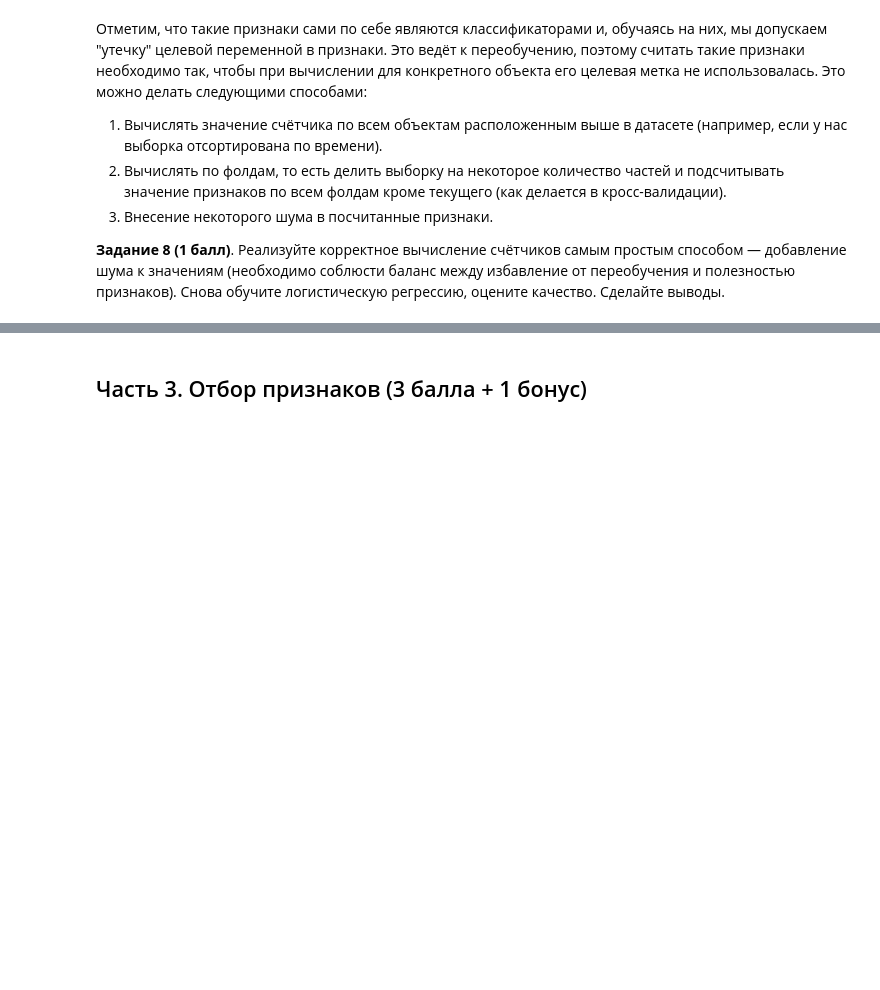
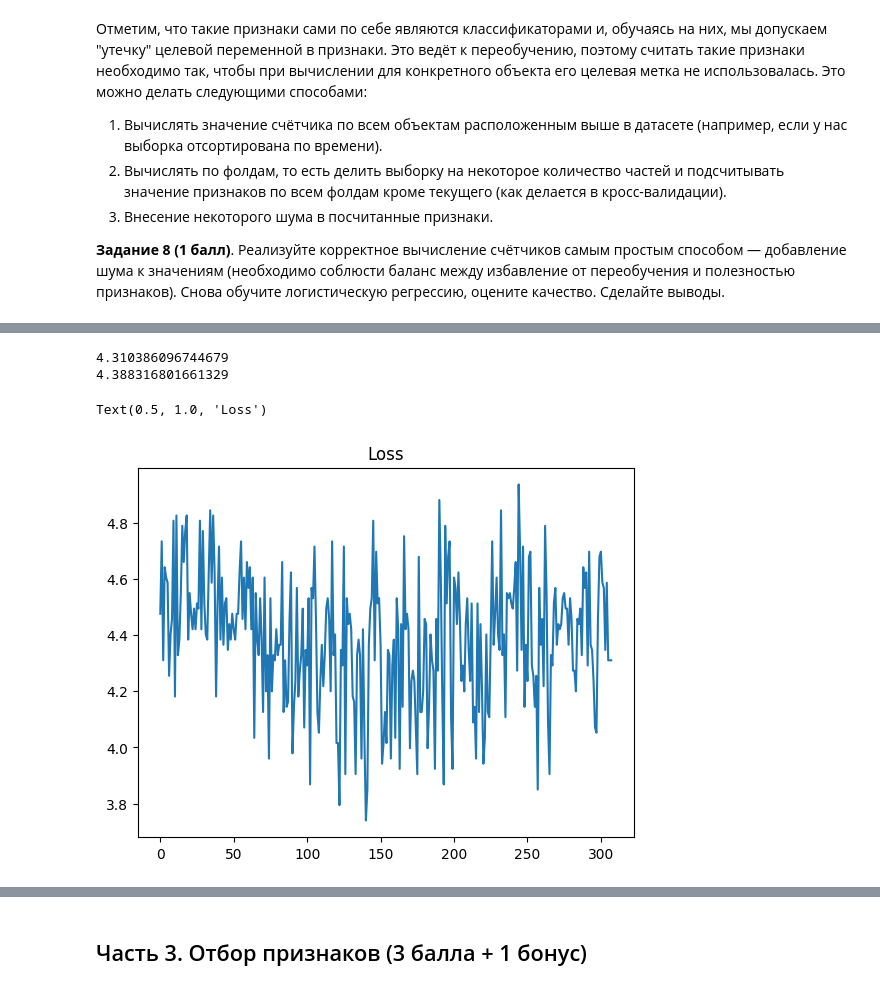
Before and after one commit to dsbulgakovv/ml_study_hws, a Jupyter notebook: HW2/HW2_Logistic_regression_Bulgakov_Dmitry.ipynb, the cells around one changed output, grey strips where cells are left out. Drawn from its saved outputs; the diff is of its cells as text; code cells hidden in the pictures; blank space fills up the shorter version.

```diff
--- a/HW2/HW2_Logistic_regression_Bulgakov_Dmitry.ipynb
+++ b/HW2/HW2_Logistic_regression_Bulgakov_Dmitry.ipynb
@@ -505,6 +505,7 @@ __Задание 7 (1.5 балла).__ Закодируйте категориа
 # tests
 test_df = pd.DataFrame({'cat': [1, 2, 1, 2, 2, 3, 3, 1, 1, 1]})
 y_for_test = np.array([1, 0, 0, 0, 1, 1, 1, 0, 1, 1])
+total = len(test_df)
 # %%
 df_y = pd.DataFrame(y_for_test)
 df_y.columns = ['target']
@@ -608,19 +612,30 @@ ROC-AUC: 0.5210916383037195
 __Задание 8 (1 балл)__. Реализуйте корректное вычисление счётчиков самым простым способом — добавление шума к значениям (необходимо соблюсти баланс между избавление от переобучения и полезностью признаков). Снова обучите логистическую регрессию, оцените качество. Сделайте выводы.
 # %%
 ### ╰( ͡° ͜ʖ ͡° )つ──☆*:・ﾟ
-### ╰( ͡° ͜ʖ ͡° )つ──☆*:・ﾟ
-def target_encoder_noise(X: pd.DataFrame, y: np.array, cols: list, noise: int):
+def target_encoder_noise(X: pd.DataFrame, y: np.array, cols: list, noise_std=0.1):
     X.reset_index(drop=True, inplace=True)
     df_y = pd.DataFrame(y)
     df_y.columns = ['target']
     full_df = X.join(df_y)
-    noise =
+    shape = full_df.shape
     for col in cols:
+        noise = np.random.normal(0,noise_std, shape[0])
+        df_noise = pd.DataFrame(noise)
+        df_noise.columns = ['noise']
         encode_table = full_df.groupby(col).sum('target').reset_index()
         new_col = col+'encoder'
         encode_table[new_col] = encode_table['target'].apply(lambda x: x / total)
         encode_table = encode_table[[col, new_col]]
-        full_df = full_df.merge(encode_table, on=[col], how='left').drop(col, axis=1)
+        full_df = (
+            full_df
+            .merge(encode_table, on=[col], how='left')
+            .join(df_noise)
+        )
+        full_df[new_col + 'n'] = full_df[new_col] + full_df['noise']
+        full_df.drop([col, new_col, 'noise'], axis=1, inplace=True)
     full_df.drop(['target'], axis=1, inplace=True)
 
     return full_df
+# %%
+X_train_tar_n = target_encoder_noise(X_train, y_train, cat_features)
+X_test_tar_n = target_encoder_noise(X_test, y_test, cat_features)
@@ -626,0 +644,5 @@ def target_encoder_noise(X: pd.DataFrame, y: np.array, cols: list, noise: int):
+# %%
+### ╰( ͡° ͜ʖ ͡° )つ──☆*:・ﾟ
+log_model_tar_n = LogReg(gd_type='stochastic', max_iter=2000, eta=0.005, tolerance=1e-4,batch_size=500)
+%time
+log_model_tar_n.fit(X_train_tar_n, y_train)
@@ -626,0 +669,10 @@ def target_encoder_noise(X: pd.DataFrame, y: np.array, cols: list, noise: int):
+# %%
+print(log_model_tar_n.loss_history[-1])
+print(log_model_tar_n.calc_loss(X_train_tar, y_train))
+plt.plot(log_model_tar_n.loss_history)
+plt.title('Loss')
+# %% [output]
+4.310386096744679
+4.388316801661329
+Text(0.5, 1.0, 'Loss')
+[figure, added]
```
Also changed, not shown: parts of 75 cells of this notebook, 1 other file.
